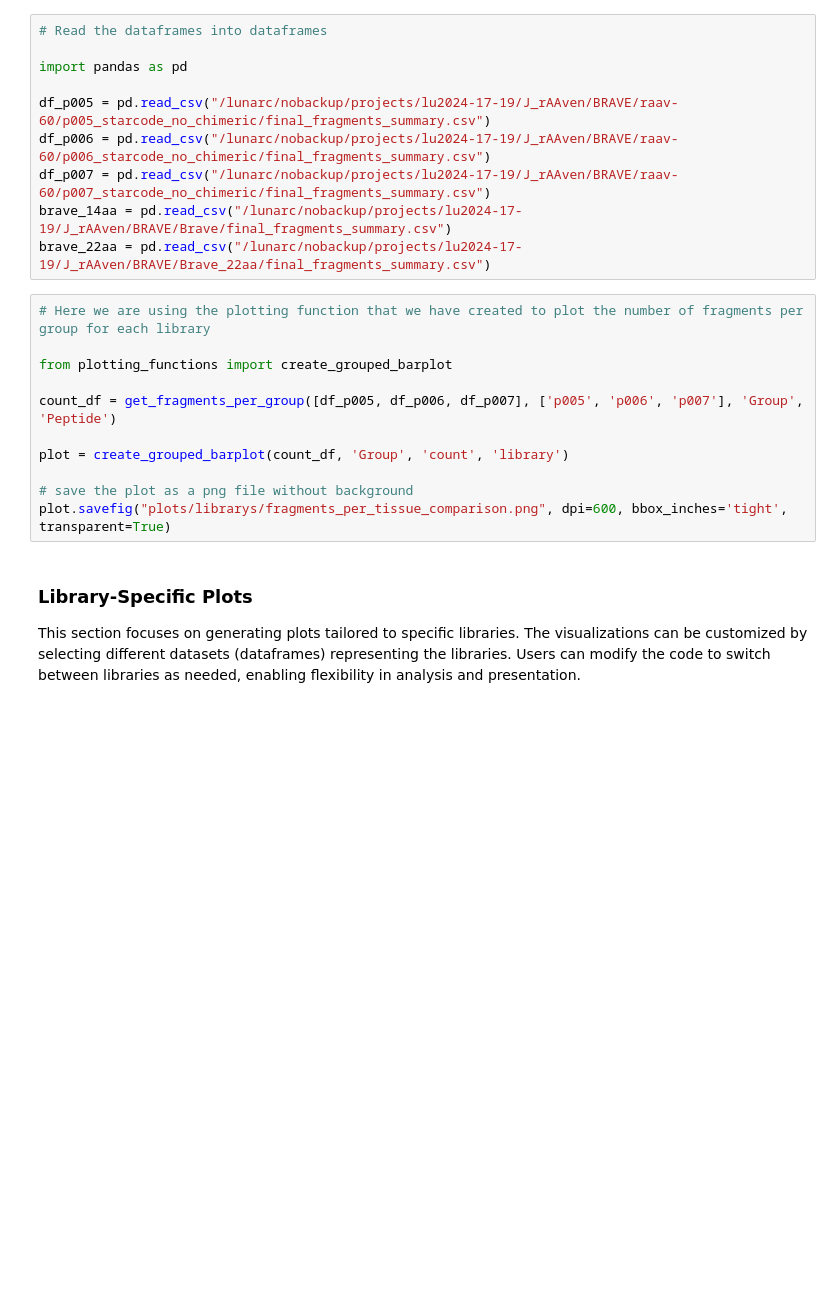
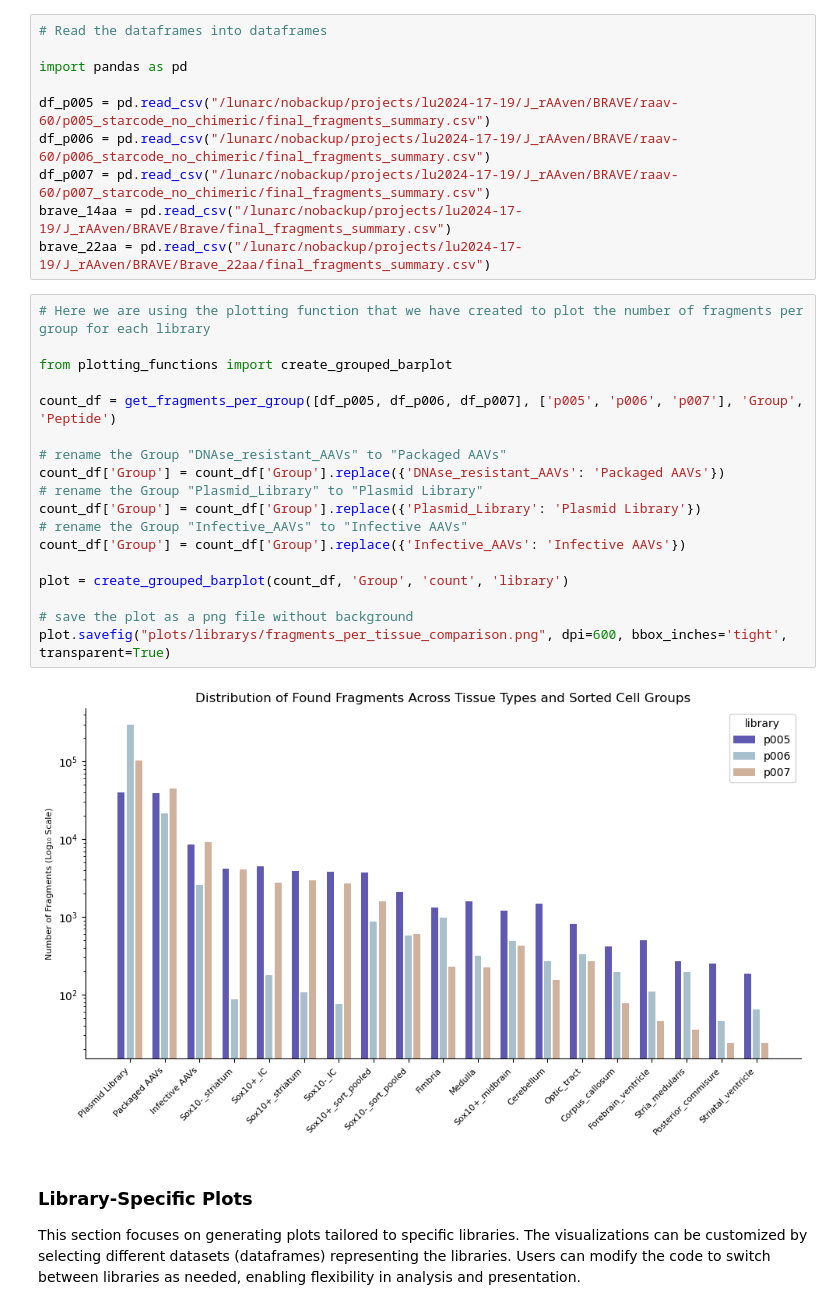
Before and after one commit to JaSt17/raaven_Pipeline, a Jupyter notebook: Plotting_Scripts/visualisation.ipynb, the cells around one changed output. Drawn from its saved outputs; the diff is of its cells as text; blank space fills up the shorter version.

Commit message:
Update Tissue Comparison plot

```diff
--- a/Plotting_Scripts/visualisation.ipynb
+++ b/Plotting_Scripts/visualisation.ipynb
@@ -56,14 +56,23 @@ brave_22aa = pd.read_csv("/lunarc/nobackup/projects/lu2024-17-19/J_rAAven/BRAVE/
 # %%
 # Here we are using the plotting function that we have created to plot the number of fragments per group for each library
 
 from plotting_functions import create_grouped_barplot
 
 count_df = get_fragments_per_group([df_p005, df_p006, df_p007], ['p005', 'p006', 'p007'], 'Group', 'Peptide')
 
+# rename the Group "DNAse_resistant_AAVs" to "Packaged AAVs"
+count_df['Group'] = count_df['Group'].replace({'DNAse_resistant_AAVs': 'Packaged AAVs'})
+# rename the Group "Plasmid_Library" to "Plasmid Library"
+count_df['Group'] = count_df['Group'].replace({'Plasmid_Library': 'Plasmid Library'})
+# rename the Group "Infective_AAVs" to "Infective AAVs"
+count_df['Group'] = count_df['Group'].replace({'Infective_AAVs': 'Infective AAVs'})
+
 plot = create_grouped_barplot(count_df, 'Group', 'count', 'library')
 
 # save the plot as a png file without background
 plot.savefig("plots/librarys/fragments_per_tissue_comparison.png", dpi=600, bbox_inches='tight', transparent=True)
+# %% [output]
+[figure, added]
 # %% [markdown]
 ### Library-Specific Plots
 This section focuses on generating plots tailored to specific libraries. The visualizations can be customized by selecting different datasets (dataframes) representing the libraries. Users can modify the code to switch between libraries as needed, enabling flexibility in analysis and presentation.
```
Also changed, not shown: 1 other file.
